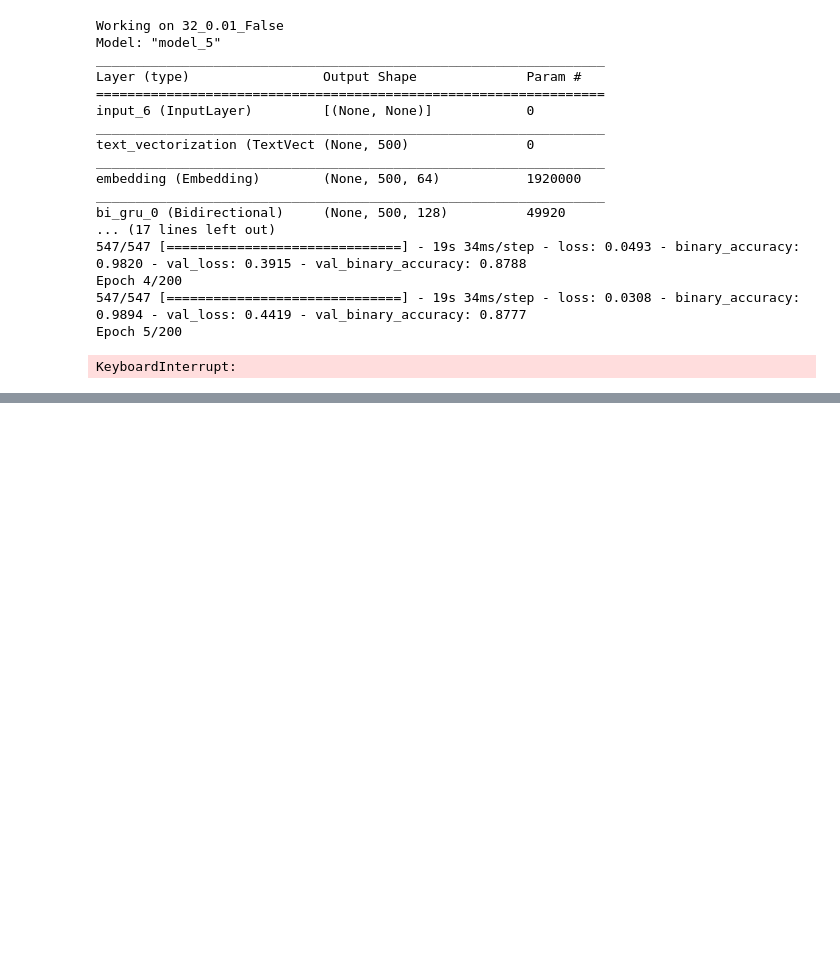
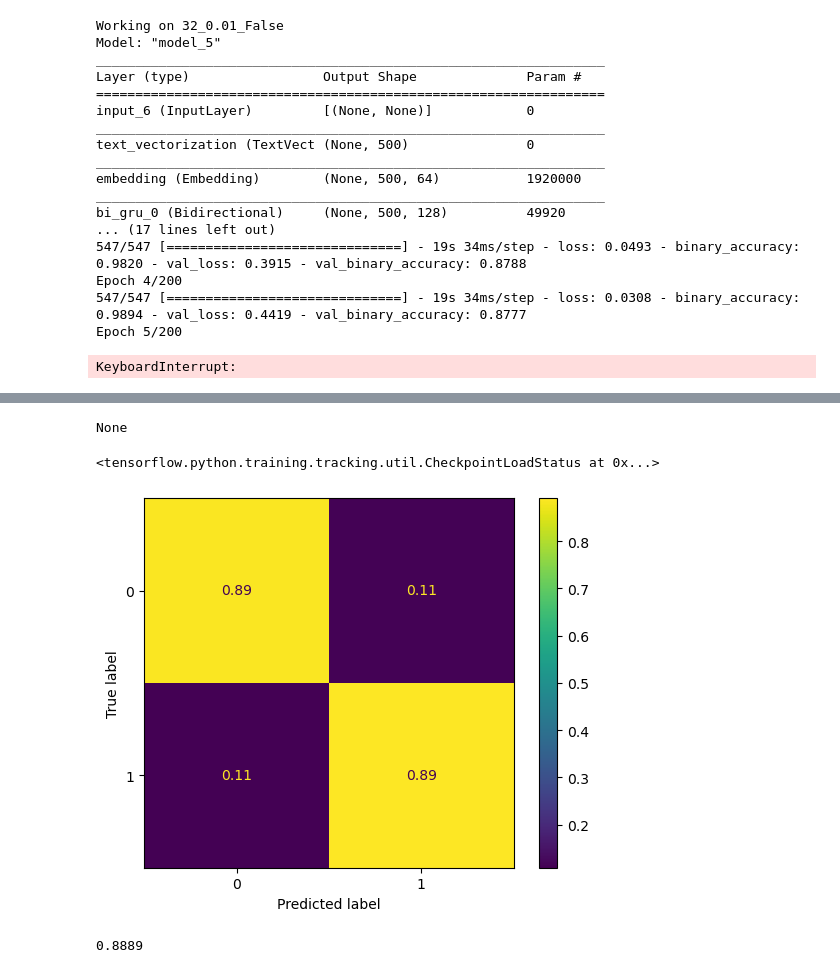
Before and after one commit to aashizpoudel/cse479, a Jupyter notebook: hw3/notebook_rnn.ipynb, the cells around one changed output, grey strips where cells are left out. Cells and saved outputs as stored; diff of their text form; code cells hidden in the pictures; blank space fills up the shorter version.

Commit message:
updated final result and final code for submission

```diff
--- a/hw3/notebook_rnn.ipynb
+++ b/hw3/notebook_rnn.ipynb
@@ -282,0 +283,2 @@ NameError: name 'tf' is not defined
+# %%
+vectorizer = util.get_text_vectorizer(vocab, vocab_size=30000,sequence_length=1200)
@@ -282,0 +453,14 @@ NameError: name 'tf' is not defined
+# %%
+best_model = model.get_bidirectional_lstm_attention(vectorizer)
+# %% [output]
+None
+# %%
+best_model.load_weights("results_lstm_/32_0.001_True/best_weights.hd5")
+# %% [output]
+<tensorflow.python.training.tracking.util.CheckpointLoadStatus at 0x...>
+# %%
+test_ds = util.get_test_ds()
+util.evaluate_model(best_model, val_ds)
+# %% [output]
+[figure, added]
+0.8889
```
Also changed, not shown: parts of 10 cells of this notebook, 6 other files.
